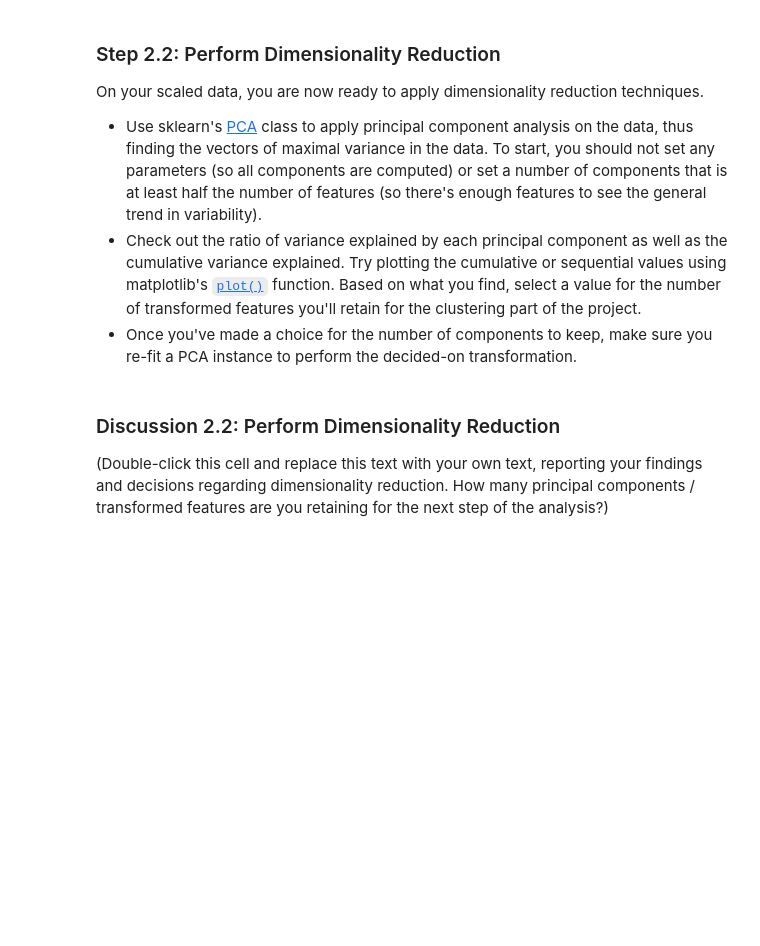
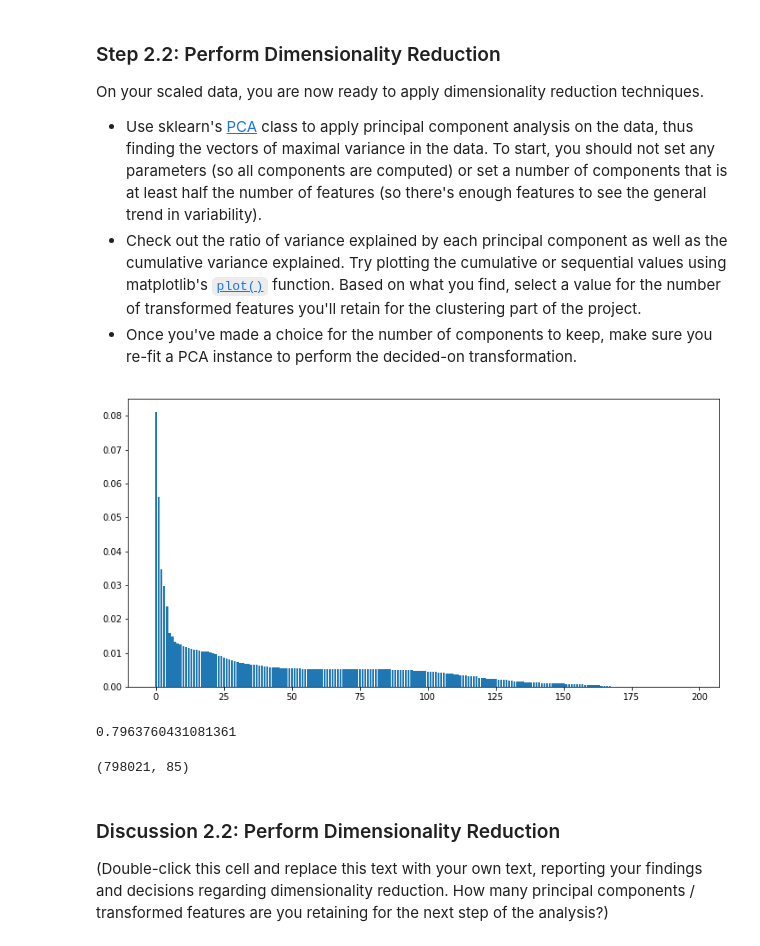
Before and after one commit to waficf/Kaggle_Competitions, a Jupyter notebook: Identify_Customer_Segments.ipynb, the cells around one changed output. Cells and saved outputs as stored; diff of their text form; code cells hidden in the pictures; blank space fills up the shorter version.

```diff
--- a/Identify_Customer_Segments.ipynb
+++ b/Identify_Customer_Segments.ipynb
@@ -880,12 +880,10 @@ numeric         7
 interval        1
 Name: type, dtype: int64
 # %%
-# If you've not yet cleaned the dataset of all NaN values, then investigate and
-# do that now.
-
 # Impute ordinal and categorical with most most_frequent parameter from imputer since most of the features are categorical and those we
 # recently created are categorical as well
-from sklearn.preprocessing import Imputer
 
-imputer = Imputer(missing_values='NaN', strategy='most_frequent')
-azdias_new = imputer.fit_transform(azdias_new)
+for col in azdias_new.columns:
+    if azdias_new[col].isnull().sum() != 0:
+        fill_value = azdias_new[col].value_counts().sort_values(ascending=False).index[0]
+        azdias_new[col].fillna(fill_value, inplace=True)
@@ -906,3 +892,7 @@ AttributeError: 'numpy.ndarray' object has no attribute 'isnull'
 # %%
 # Apply feature scaling to the general population demographics data.
-azdias_new
+
+from sklearn.preprocessing import StandardScaler
+scaler = StandardScaler()
+scaled_df  = scaler.fit_transform(azdias_new)
+azdias_scaled = pd.DataFrame(scaled_df, columns=azdias_new.columns)
@@ -920,5 +924,17 @@ On your scaled data, you are now ready to apply dimensionality reduction techniq
 - Once you've made a choice for the number of components to keep, make sure you re-fit a PCA instance to perform the decided-on transformation.
 # %%
 # Apply PCA to the data.
+from sklearn.decomposition import PCA
+pca = PCA()
+azdias_pca = pca.fit(azdias_scaled)
 # %%
 # Investigate the variance accounted for by each principal component.
+
+p_comp =np.arange(len(azdias_pca.explained_variance_ratio_))
+var = azdias_pca.explained_variance_ratio_
+
+plt.figure(figsize=(12, 6))
+plt.bar(p_comp, var)
+plt.show()
+# %% [output]
+[figure, added]
@@ -926,0 +941,10 @@ On your scaled data, you are now ready to apply dimensionality reduction techniq
+# %%
+# Re-apply PCA to the data while selecting for number of components to retain.
+
+# Here we have number of components similar to the size of the original dataframe and except for the few first components it seems that
+# the variance ratio is more or less constant at around 50
+
+# I want to select number of components that explains 80% of the data
+azdias_pca.explained_variance_ratio_[:85].sum()
+# %% [output]
+0.7963760431081361
@@ -927,3 +955,7 @@ On your scaled data, you are now ready to apply dimensionality reduction techniq
+# %%
+azdias_pca.shape
+# %% [output]
+(798021, 85)
 # %% [markdown]
 ### Discussion 2.2: Perform Dimensionality Reduction
 
```
Also changed, not shown: parts of 9 cells of this notebook.
